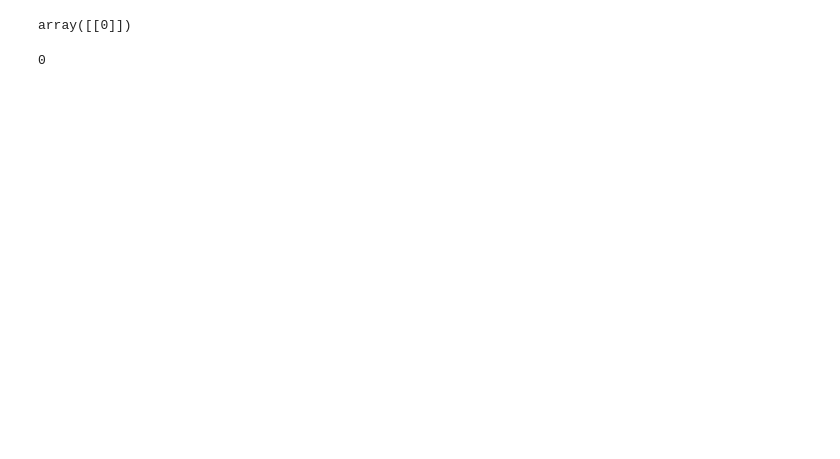
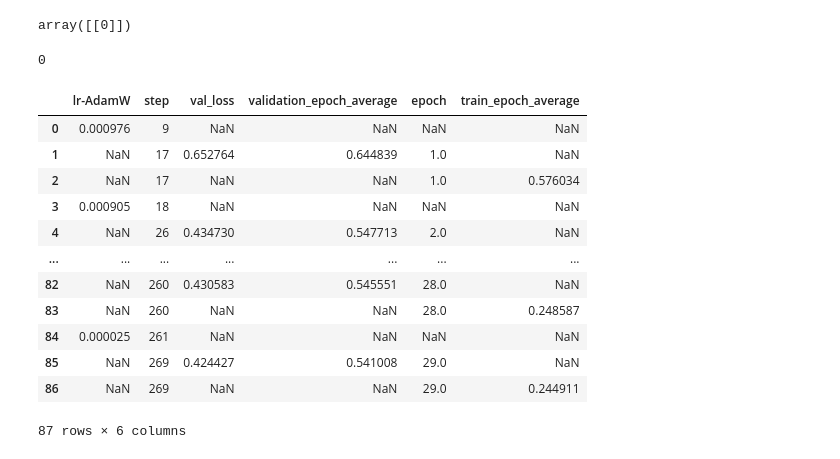
Before and after one commit to talhaanwarch/youtube-tutorials, a Jupyter notebook: shoplifting_video_detection.ipynb, the cells around one changed output. Cells and saved outputs as stored; diff of their text form; code cells hidden in the pictures; blank space fills up the shorter version.

```diff
--- a/shoplifting_video_detection.ipynb
+++ b/shoplifting_video_detection.ipynb
@@ -333,0 +354,16 @@ preds[0][0]
+# %%
+val_loss_df
+# %% [output]
+|  | lr-AdamW | step | val_loss | validation_epoch_average | epoch | train_epoch_average |
+| 0 | 0.000976 | 9 | NaN | NaN | NaN | NaN |
+| 1 | NaN | 17 | 0.652764 | 0.644839 | 1.0 | NaN |
+| 2 | NaN | 17 | NaN | NaN | 1.0 | 0.576034 |
+| 3 | 0.000905 | 18 | NaN | NaN | NaN | NaN |
+| 4 | NaN | 26 | 0.434730 | 0.547713 | 2.0 | NaN |
+| ... | ... | ... | ... | ... | ... | ... |
+| 82 | NaN | 260 | 0.430583 | 0.545551 | 28.0 | NaN |
+| 83 | NaN | 260 | NaN | NaN | 28.0 | 0.248587 |
+| 84 | 0.000025 | 261 | NaN | NaN | NaN | NaN |
+| 85 | NaN | 269 | 0.424427 | 0.541008 | 29.0 | NaN |
+| 86 | NaN | 269 | NaN | NaN | 29.0 | 0.244911 |
+87 rows × 6 columns
```
Also changed, not shown: parts of 12 cells of this notebook, 16 other files.
